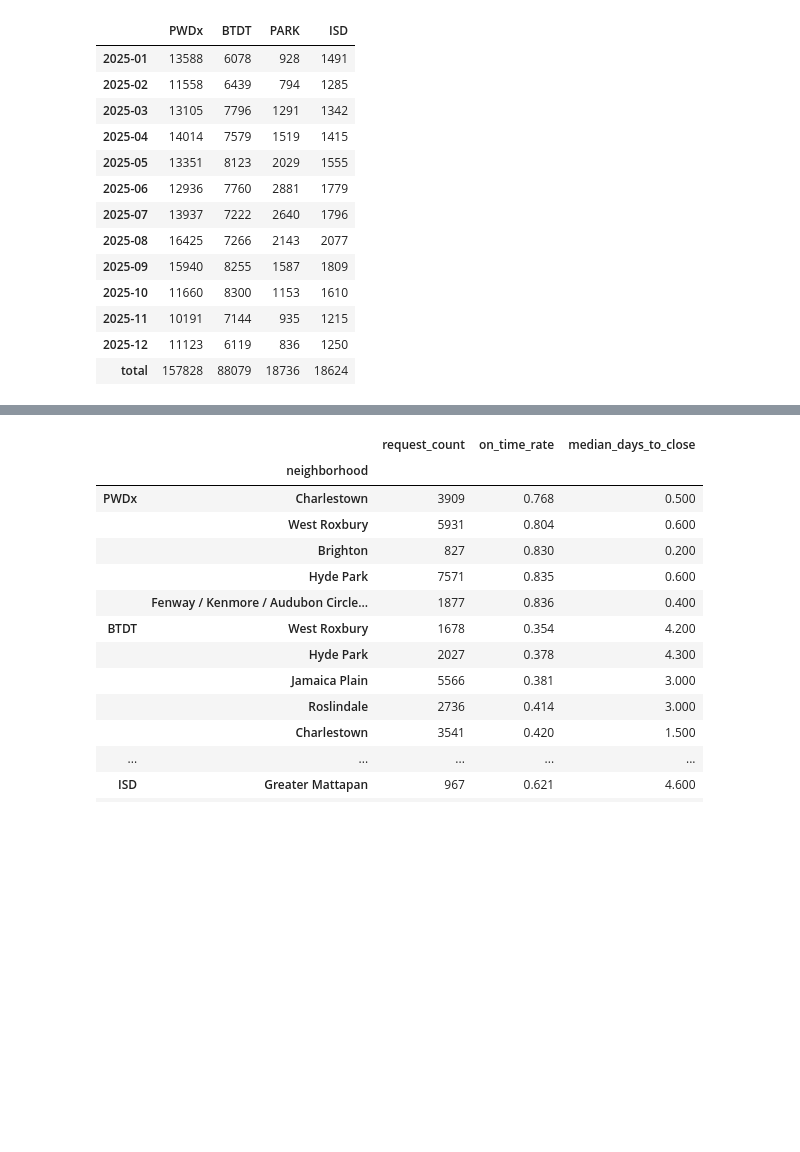
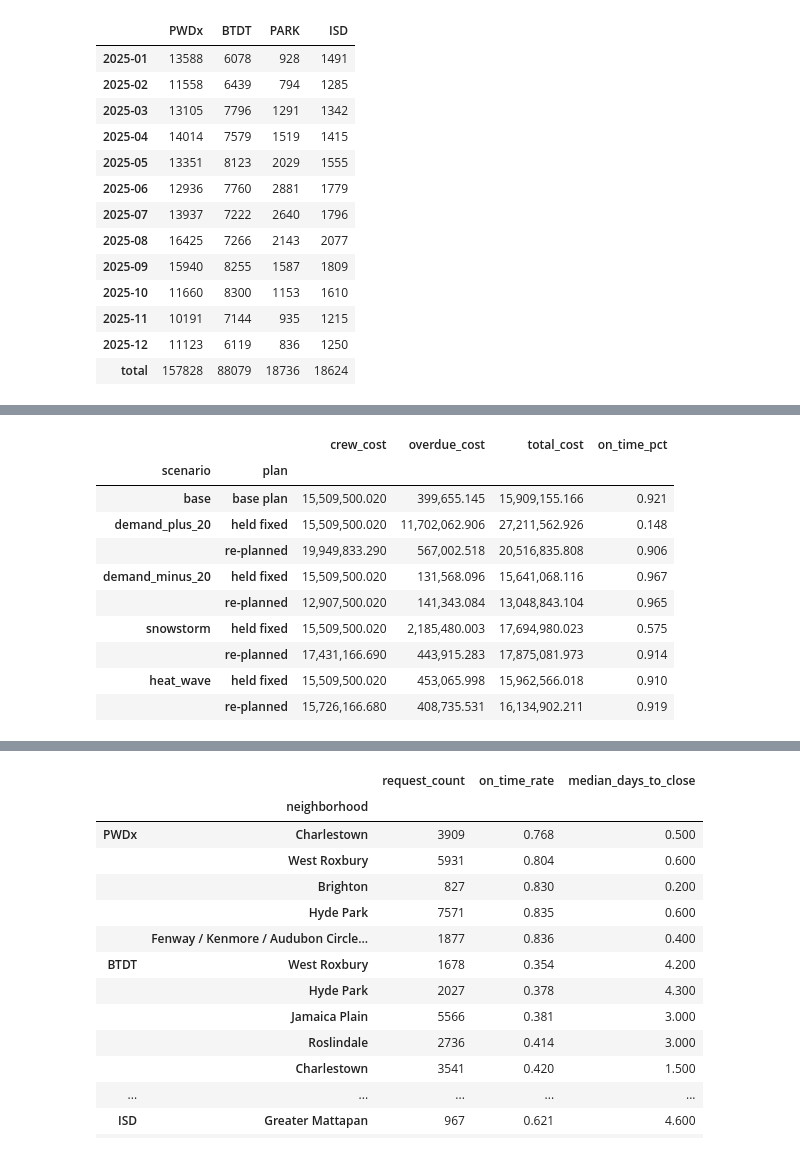
Before and after one commit to nishanth3112/boston311-crew-planner, a Jupyter notebook: notebooks/311_staffing_submission.ipynb, the cells around one changed output, grey strips where cells are left out. Cells and saved outputs as stored; diff of their text form; code cells hidden in the pictures; blank space fills up the shorter version.

```diff
--- a/notebooks/311_staffing_submission.ipynb
+++ b/notebooks/311_staffing_submission.ipynb
@@ -392,0 +605,16 @@ _Added in BOS-11: demand 20% above and below forecast, a snowstorm and a heat wa
+# %%
+held = sensitivity.held_vs_replanned()
+overall = held[held["department"] == "all"].set_index(["scenario", "plan"])
+overall[["crew_cost", "overdue_cost", "total_cost", "on_time_pct"]].round(4)
+# %% [output]
+|  |  | crew_cost | overdue_cost | total_cost | on_time_pct |
+| scenario | plan |  |  |  |  |
+| base | base plan | 15,509,500.020 | 399,655.145 | 15,909,155.166 | 0.921 |
+| demand_plus_20 | held fixed | 15,509,500.020 | 11,702,062.906 | 27,211,562.926 | 0.148 |
+|  | re-planned | 19,949,833.290 | 567,002.518 | 20,516,835.808 | 0.906 |
+| demand_minus_20 | held fixed | 15,509,500.020 | 131,568.096 | 15,641,068.116 | 0.967 |
+|  | re-planned | 12,907,500.020 | 141,343.084 | 13,048,843.104 | 0.965 |
+| snowstorm | held fixed | 15,509,500.020 | 2,185,480.003 | 17,694,980.023 | 0.575 |
+|  | re-planned | 17,431,166.690 | 443,915.283 | 17,875,081.973 | 0.914 |
+| heat_wave | held fixed | 15,509,500.020 | 453,065.998 | 15,962,566.018 | 0.910 |
+|  | re-planned | 15,726,166.680 | 408,735.531 | 16,134,902.211 | 0.919 |
```
Also changed, not shown: parts of 38 cells of this notebook.
